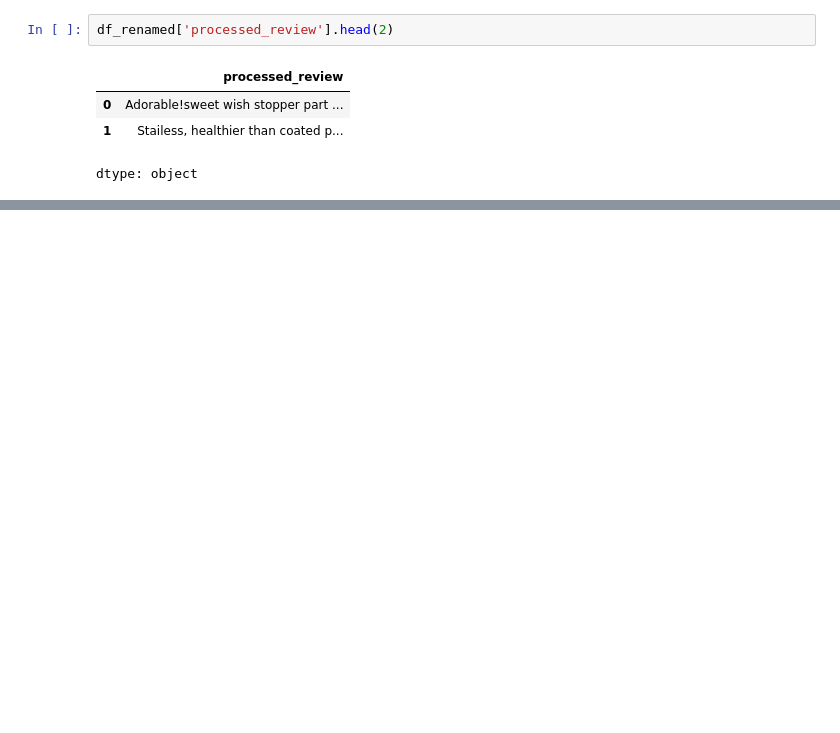
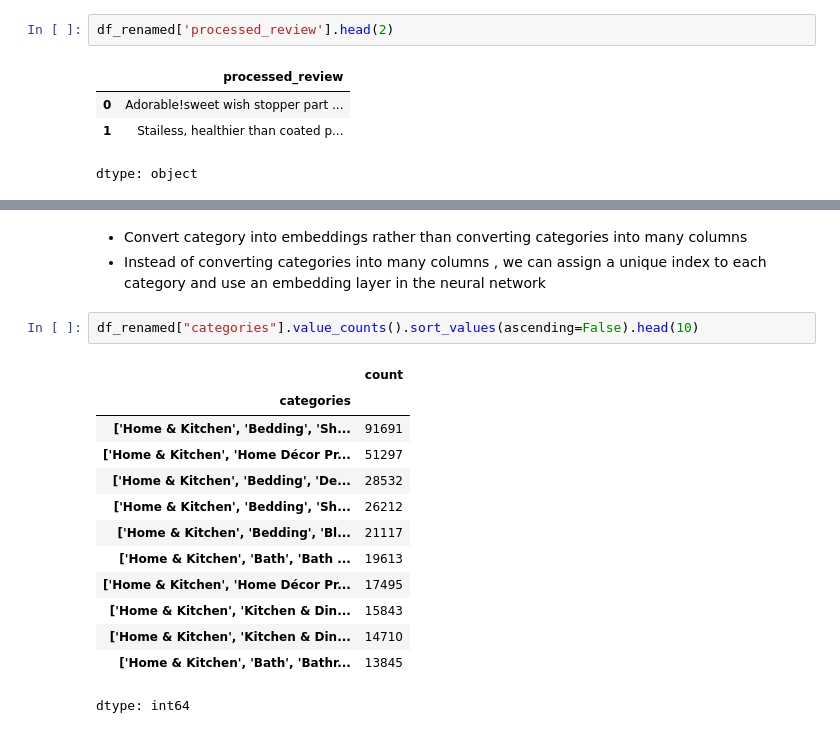
Before and after one commit to sowmyarshetty/NNClass, a Jupyter notebook: AmazonHomeKitchenReviewsPreprocessing.ipynb, the cells around one changed output, grey strips where cells are left out. Drawn from its saved outputs; the diff is of its cells as text; blank space fills up the shorter version.

```diff
--- a/AmazonHomeKitchenReviewsPreprocessing.ipynb
+++ b/AmazonHomeKitchenReviewsPreprocessing.ipynb
@@ -126,0 +222,20 @@ dtype: object
+# %% [markdown]
+
+* Convert category into embeddings rather than converting categories into many columns
+* Instead of converting categories into many columns , we can assign a unique index to each category and use an embedding layer in the neural network
+# %%
+df_renamed["categories"].value_counts().sort_values(ascending=False).head(10)
+# %% [output]
+|  | count |
+| categories |  |
+| ['Home & Kitchen', 'Bedding', 'Sh... | 91691 |
+| ['Home & Kitchen', 'Home Décor Pr... | 51297 |
+| ['Home & Kitchen', 'Bedding', 'De... | 28532 |
+| ['Home & Kitchen', 'Bedding', 'Sh... | 26212 |
+| ['Home & Kitchen', 'Bedding', 'Bl... | 21117 |
+| ['Home & Kitchen', 'Bath', 'Bath ... | 19613 |
+| ['Home & Kitchen', 'Home Décor Pr... | 17495 |
+| ['Home & Kitchen', 'Kitchen & Din... | 15843 |
+| ['Home & Kitchen', 'Kitchen & Din... | 14710 |
+| ['Home & Kitchen', 'Bath', 'Bathr... | 13845 |
+dtype: int64
```
Also changed, not shown: parts of 13 cells of this notebook.
